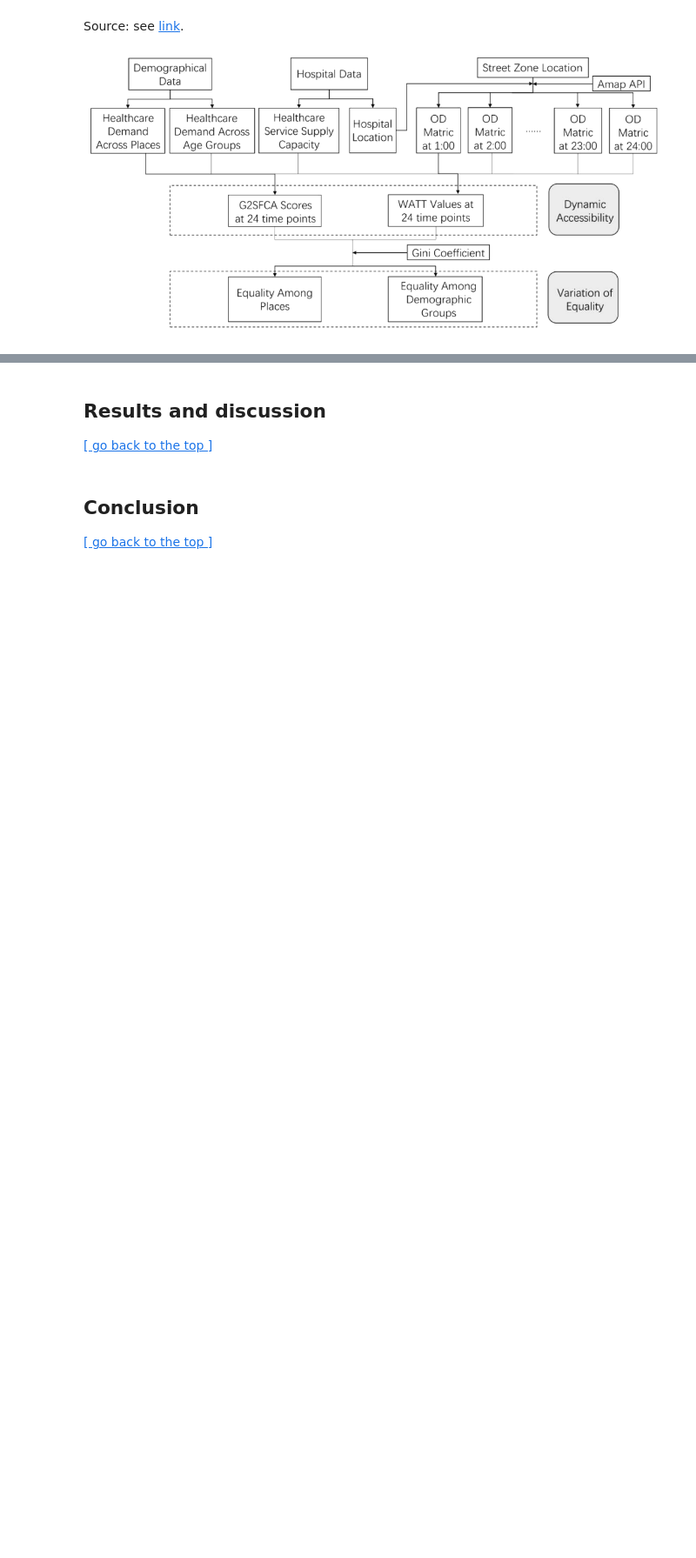
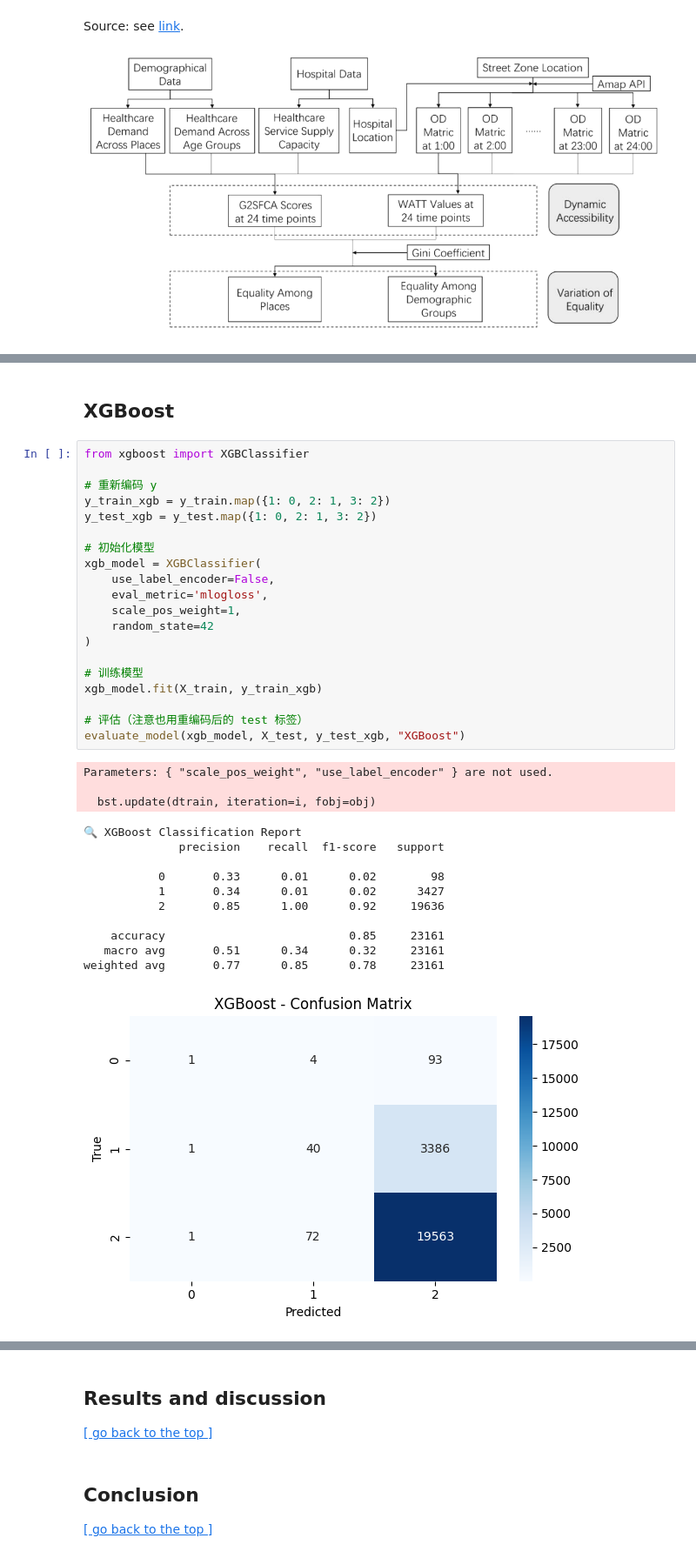
Before and after one commit to Van-Wu1/0006, a Jupyter notebook: scr/submission.ipynb, the cells around one changed output, grey strips where cells are left out. Shown at 87% size. Drawn from its saved outputs; the diff is of its cells as text; blank space fills up the shorter version.

```diff
--- a/scr/submission.ipynb
+++ b/scr/submission.ipynb
@@ -541,0 +702,37 @@ ValueError: Cannot cast object dtype to float64
+# %% [markdown]
+## XGBoost
+# %%
+from xgboost import XGBClassifier
+
+# 重新编码 y
+y_train_xgb = y_train.map({1: 0, 2: 1, 3: 2})
+y_test_xgb = y_test.map({1: 0, 2: 1, 3: 2})
+
+# 初始化模型
+xgb_model = XGBClassifier(
+    use_label_encoder=False,
+    eval_metric='mlogloss',
+    scale_pos_weight=1,
+    random_state=42
+)
+
+# 训练模型
+xgb_model.fit(X_train, y_train_xgb)
+
+# 评估（注意也用重编码后的 test 标签）
+evaluate_model(xgb_model, X_test, y_test_xgb, "XGBoost")
+# %% [output]
+Parameters: { "scale_pos_weight", "use_label_encoder" } are not used.
+
+  bst.update(dtrain, iteration=i, fobj=obj)
+🔍 XGBoost Classification Report
+              precision    recall  f1-score   support
+
+           0       0.33      0.01      0.02        98
+           1       0.34      0.01      0.02      3427
+           2       0.85      1.00      0.92     19636
+
+    accuracy                           0.85     23161
+   macro avg       0.51      0.34      0.32     23161
+weighted avg       0.77      0.85      0.78     23161
+[figure, added]
```
Also changed, not shown: parts of 26 cells of this notebook.
